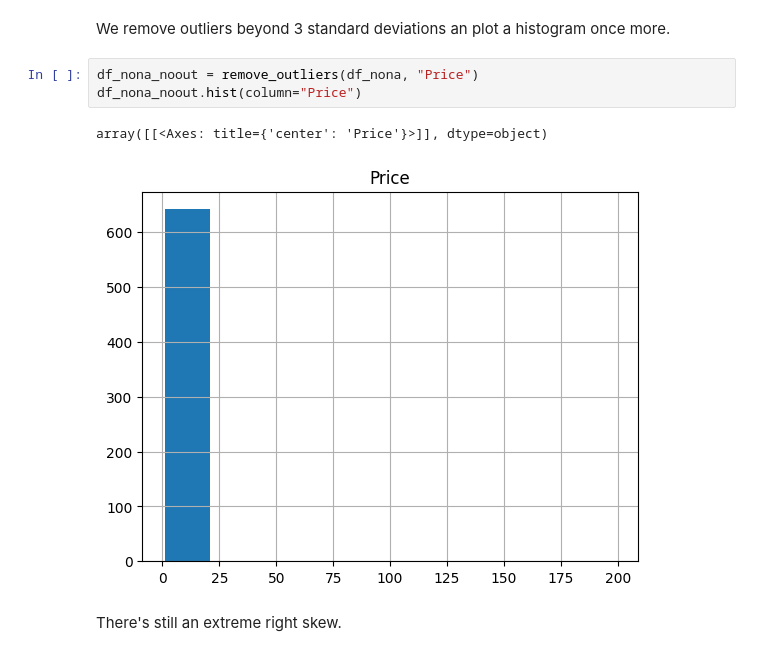
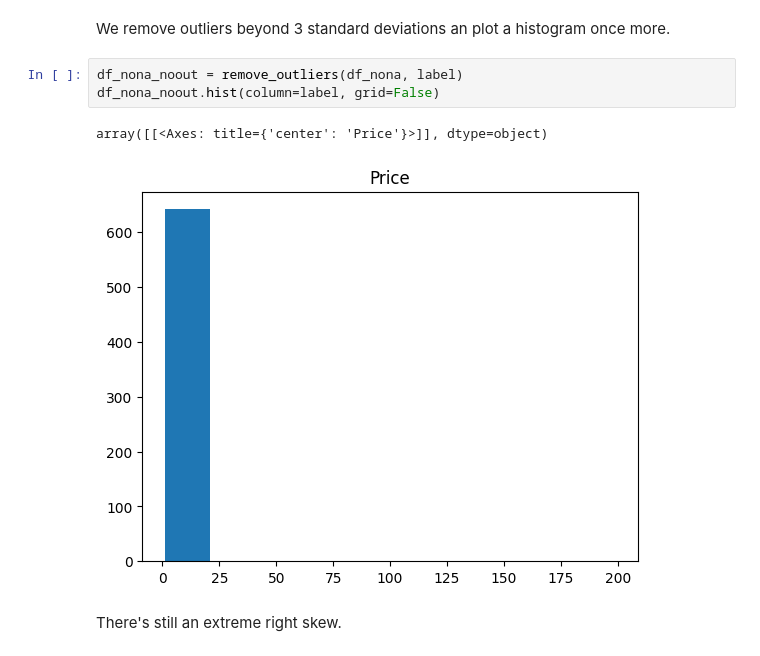
Before and after one commit to moseskimc/price_prediction, a Jupyter notebook: src/notebooks/eda.ipynb, the cells around one changed output. Drawn from its saved outputs; the diff is of its cells as text.

Commit message:
chore: minor plotting edits

```diff
--- a/src/notebooks/eda.ipynb
+++ b/src/notebooks/eda.ipynb
@@ -195,11 +195,11 @@ df_nona[prices > 3000]  # this must be an error or very expensive kimchi
 # %% [markdown]
 We remove outliers beyond 3 standard deviations an plot a histogram once more.
 # %%
-df_nona_noout = remove_outliers(df_nona, "Price")
-df_nona_noout.hist(column="Price")
+df_nona_noout = remove_outliers(df_nona, label)
+df_nona_noout.hist(column=label, grid=False)
 # %% [output]
 array([[<Axes: title={'center': 'Price'}>]], dtype=object)
-[figure, old version]
+[figure, new version]
 # %% [markdown]
 There's still an extreme right skew.
 # %%
```
Also changed, not shown: parts of 8 cells of this notebook.
